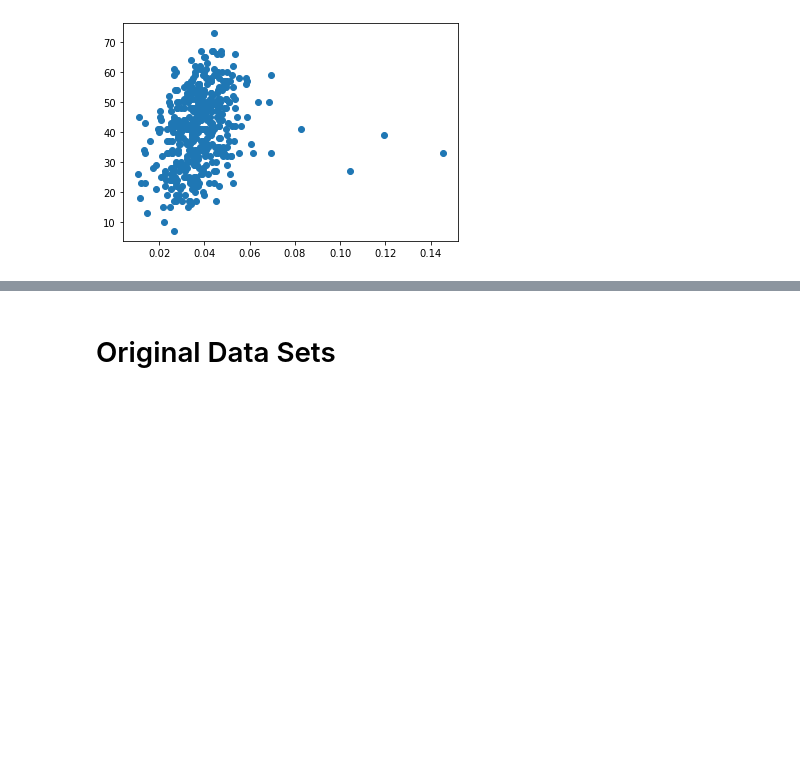
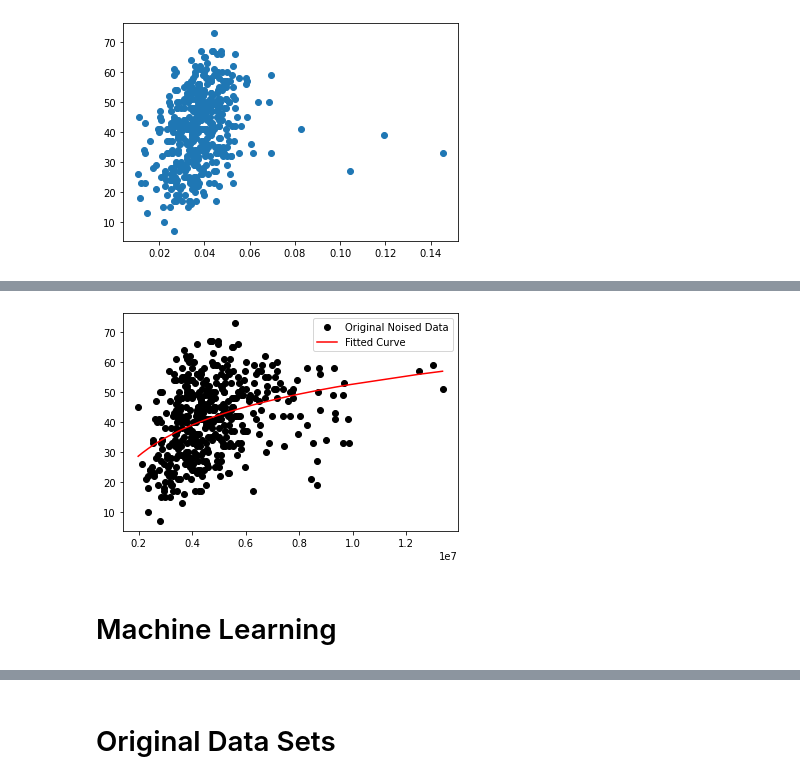
Before and after one commit to derek-naka/F22_math42, a Jupyter notebook: Math42_Final_Project.ipynb, the cells around one changed output, grey strips where cells are left out. Saved outputs shown, nothing was run; the diff lists cells and outputs as text; code cells hidden in the pictures; blank space fills up the shorter version.

```diff
--- a/Math42_Final_Project.ipynb
+++ b/Math42_Final_Project.ipynb
@@ -135,0 +167,15 @@ plt.scatter(data.Percent_League_Salary, data.w)
+# %%
+def func(x, a, b, c):
+  #return a * np.exp(-b * x) + c
+  return a * np.log(b * x) + c
+
+popt, pcov = curve_fit(func, data.Mean_Salary, data.w)
+plt.figure()
+plt.plot(data.Mean_Salary, data.w, 'ko', label="Original Noised Data")
+plt.plot(data.Mean_Salary, func(data.Mean_Salary, *popt), 'r-', label="Fitted Curve")
+plt.legend()
+plt.show()
+# %% [output]
+[figure, added]
+# %% [markdown]
+# Machine Learning
```
Also changed, not shown: parts of 11 cells of this notebook.
